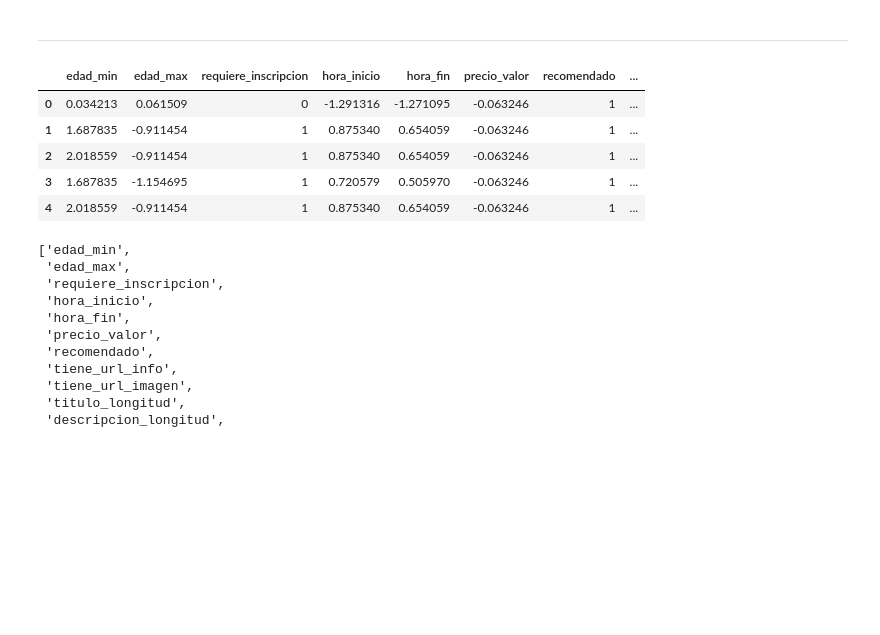
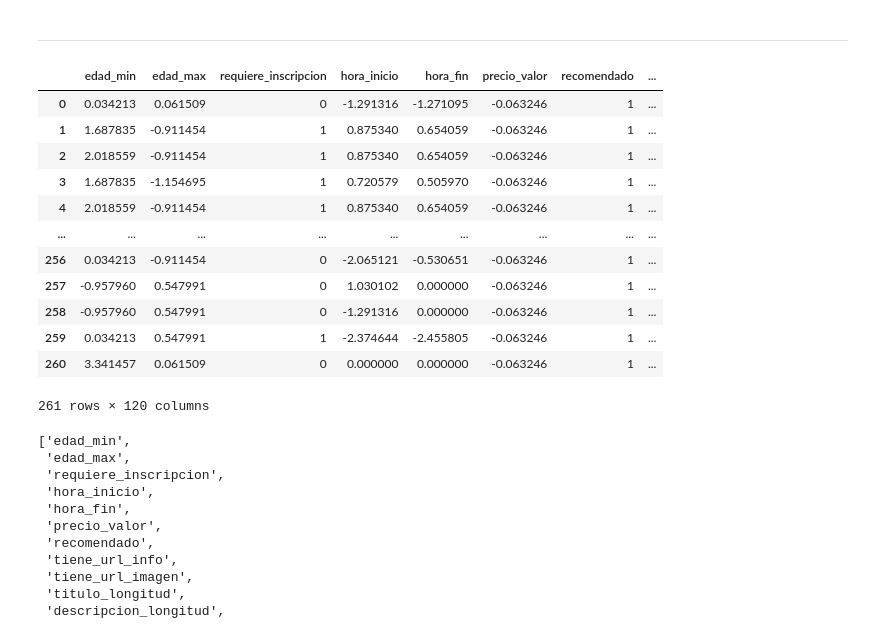
Before and after one commit to abdonrb/desafio_tripulaciones, a Jupyter notebook: notebooks/05_Datos_Detallados_Actividades_Infantiles_Madrid_WS_agv.ipynb, the cells around one changed output. Drawn from its saved outputs; the diff is of its cells as text; code cells hidden in the pictures; blank space fills up the shorter version.

```diff
--- a/notebooks/05_Datos_Detallados_Actividades_Infantiles_Madrid_WS_agv.ipynb
+++ b/notebooks/05_Datos_Detallados_Actividades_Infantiles_Madrid_WS_agv.ipynb
@@ -1426,7 +1428,8 @@ def df_to_ml(df_original, max_tfidf_features=5):
         titulo_tfidf = tfidf_titulo.fit_transform(df_ml['título'].fillna(''))
         titulo_tfidf_df = pd.DataFrame(
             titulo_tfidf.toarray(),
-            columns=[f'titulo_tfidf_{i}' for i in range(titulo_tfidf.shape[1])]
+            columns=[f'titulo_tfidf_{i}' for i in range(titulo_tfidf.shape[1])],
+            index=df_ml.index
         )
         df_ml = pd.concat([df_ml, titulo_tfidf_df], axis=1)
 
@@ -1440,7 +1443,8 @@ def df_to_ml(df_original, max_tfidf_features=5):
         desc_tfidf = tfidf_desc.fit_transform(df_ml['descripción'].fillna(''))
         desc_tfidf_df = pd.DataFrame(
             desc_tfidf.toarray(),
-            columns=[f'desc_tfidf_{i}' for i in range(desc_tfidf.shape[1])]
+            columns=[f'desc_tfidf_{i}' for i in range(desc_tfidf.shape[1])],
+            index=df_ml.index
         )
         df_ml = pd.concat([df_ml, desc_tfidf_df], axis=1)
 
@@ -1589,10 +1593,10 @@ def df_to_ml(df_original, max_tfidf_features=5):
     # ----------------
     if 'precio_valor' in df_ml.columns:
         df_ml['precio_valor'] = pd.to_numeric(df_ml['precio_valor'], errors='coerce')
-        df_ml['precio_gratuito'] = (df_ml['precio_valor'] == 0).astype(int)
-        df_ml['precio_bajo'] = ((df_ml['precio_valor'] > 0) & (df_ml['precio_valor'] <= 10)).astype(int)
-        df_ml['precio_medio'] = ((df_ml['precio_valor'] > 10) & (df_ml['precio_valor'] <= 30)).astype(int)
-        df_ml['precio_alto'] = (df_ml['precio_valor'] > 30).astype(int)
+        df_ml['precio_gratuito'] = (df_ml['precio_valor'] == 0).fillna(False).astype(int)
+        df_ml['precio_bajo'] = ((df_ml['precio_valor'] > 0) & (df_ml['precio_valor'] <= 10)).fillna(False).astype(int)
+        df_ml['precio_medio'] = ((df_ml['precio_valor'] > 10) & (df_ml['precio_valor'] <= 30)).fillna(False).astype(int)
+        df_ml['precio_alto'] = (df_ml['precio_valor'] > 30).fillna(False).astype(int)
 
     # 12. Agregar columna ciudad_madrid para uniformidad
     # ----------------------------------------------
@@ -1628,31 +1632,42 @@ def df_to_ml(df_original, max_tfidf_features=5):
 
     # 15. Manejo de valores faltantes finales
     # ------------------------------------
-    # Rellenar los valores NaN restantes con 0
-    df_ml = df_ml.fillna(0)
+   # Identificar columnas numéricas
+    cols_numericas = df_ml.select_dtypes(include=['number']).columns
+
+    # Rellenar NaN solo en esas columnas
+    df_ml[cols_numericas] = df_ml[cols_numericas].fillna(0)
+
 
 
     return df_ml
 # %%
 # Llamado a la función para df_depurado2
 import pandas as pd
 #from df_to_ml import df_to_ml
 
 # Supongamos que 'df_depurado2' es tu DataFrame original
 # Código para cargar dicho dataframe (que tengo guardado) si no lo tenemos almacenado en una variable habiendo corrido todo el notebook anterior
 # df_depurado2 = pd.read_csv('../data/processed/actividades(261)_detalles_depurado2_02mayo2025.csv')
 
 # Aplicar la función de procesamiento
 df_procesado_ml = df_to_ml(df_depurado2)
 
-df_procesado_ml.head()
+df_procesado_ml
 # %% [output]
 |  | edad_min | edad_max | requiere_inscripcion | hora_inicio | hora_fin | precio_valor | recomendado | ... |
 | 0 | 0.034213 | 0.061509 | 0 | -1.291316 | -1.271095 | -0.063246 | 1 | ... |
 | 1 | 1.687835 | -0.911454 | 1 | 0.875340 | 0.654059 | -0.063246 | 1 | ... |
 | 2 | 2.018559 | -0.911454 | 1 | 0.875340 | 0.654059 | -0.063246 | 1 | ... |
 | 3 | 1.687835 | -1.154695 | 1 | 0.720579 | 0.505970 | -0.063246 | 1 | ... |
 | 4 | 2.018559 | -0.911454 | 1 | 0.875340 | 0.654059 | -0.063246 | 1 | ... |
+| ... | ... | ... | ... | ... | ... | ... | ... | ... |
+| 256 | 0.034213 | -0.911454 | 0 | -2.065121 | -0.530651 | -0.063246 | 1 | ... |
+| 257 | -0.957960 | 0.547991 | 0 | 1.030102 | 0.000000 | -0.063246 | 1 | ... |
+| 258 | -0.957960 | 0.547991 | 0 | -1.291316 | 0.000000 | -0.063246 | 1 | ... |
+| 259 | 0.034213 | 0.547991 | 1 | -2.374644 | -2.455805 | -0.063246 | 1 | ... |
+| 260 | 3.341457 | 0.061509 | 0 | 0.000000 | 0.000000 | -0.063246 | 1 | ... |
+261 rows × 120 columns
 # %%
 pd.set_option('display.max_columns', None)
 # %%
```
Also changed, not shown: parts of 2 cells of this notebook, 3 other files.
